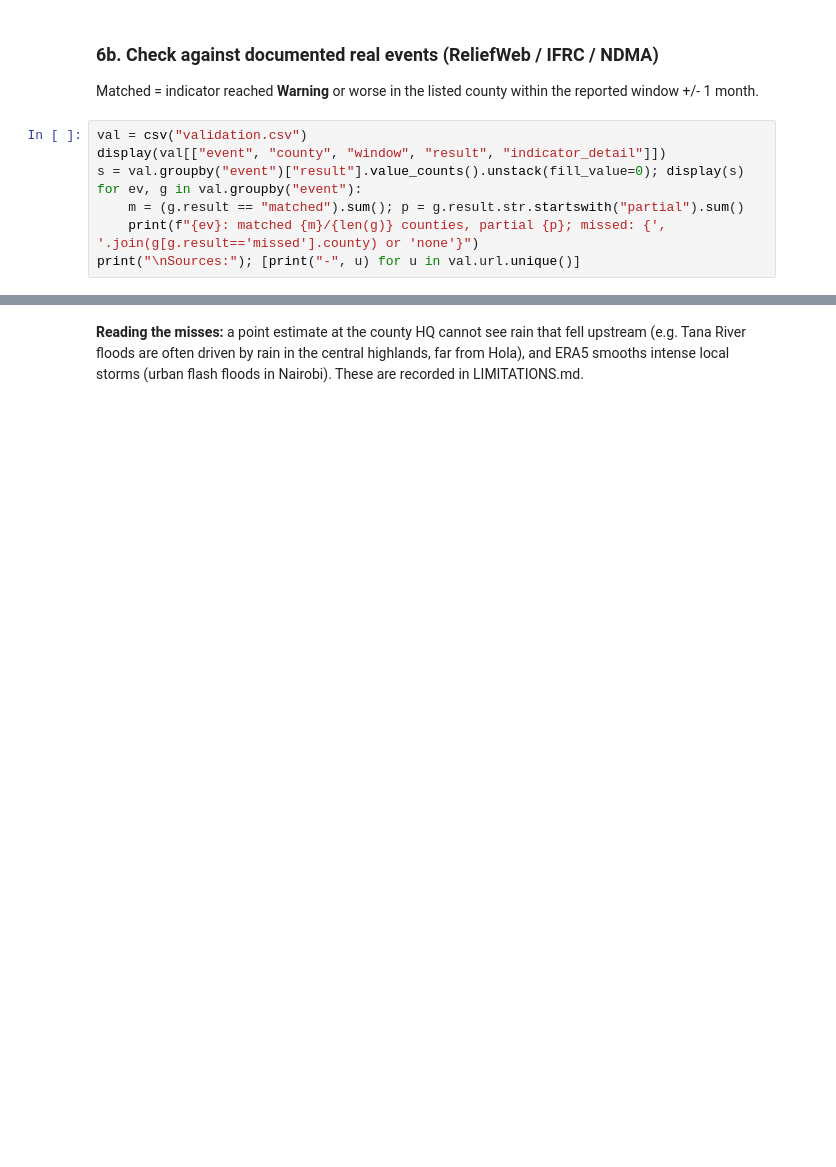
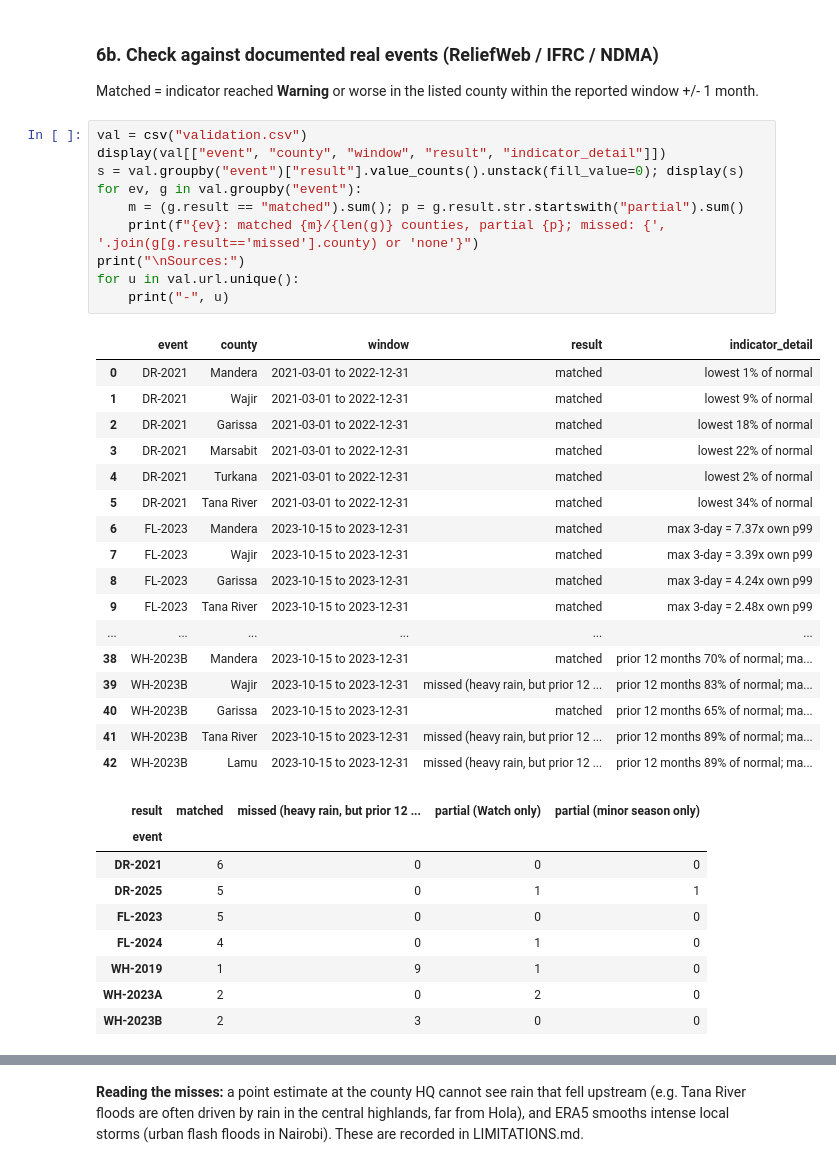
Before and after one commit to MatoloJr/sentinel, a Jupyter notebook: notebooks/01_weather_behavior.ipynb, the cells around one changed output, grey strips where cells are left out. Cells and saved outputs as stored; diff of their text form; blank space fills up the shorter version.

```diff
--- a/notebooks/01_weather_behavior.ipynb
+++ b/notebooks/01_weather_behavior.ipynb
@@ -110,8 +300,37 @@ Matched = indicator reached **Warning** or worse in the listed county within the
 # %%
 val = csv("validation.csv")
 display(val[["event", "county", "window", "result", "indicator_detail"]])
 s = val.groupby("event")["result"].value_counts().unstack(fill_value=0); display(s)
 for ev, g in val.groupby("event"):
     m = (g.result == "matched").sum(); p = g.result.str.startswith("partial").sum()
     print(f"{ev}: matched {m}/{len(g)} counties, partial {p}; missed: {', '.join(g[g.result=='missed'].county) or 'none'}")
-print("\nSources:"); [print("-", u) for u in val.url.unique()]
+print("\nSources:")
+for u in val.url.unique():
+    print("-", u)
+# %% [output]
+|  | event | county | window | result | indicator_detail |
+| 0 | DR-2021 | Mandera | 2021-03-01 to 2022-12-31 | matched | lowest 1% of normal |
+| 1 | DR-2021 | Wajir | 2021-03-01 to 2022-12-31 | matched | lowest 9% of normal |
+| 2 | DR-2021 | Garissa | 2021-03-01 to 2022-12-31 | matched | lowest 18% of normal |
+| 3 | DR-2021 | Marsabit | 2021-03-01 to 2022-12-31 | matched | lowest 22% of normal |
+| 4 | DR-2021 | Turkana | 2021-03-01 to 2022-12-31 | matched | lowest 2% of normal |
+| 5 | DR-2021 | Tana River | 2021-03-01 to 2022-12-31 | matched | lowest 34% of normal |
+| 6 | FL-2023 | Mandera | 2023-10-15 to 2023-12-31 | matched | max 3-day = 7.37x own p99 |
+| 7 | FL-2023 | Wajir | 2023-10-15 to 2023-12-31 | matched | max 3-day = 3.39x own p99 |
+| 8 | FL-2023 | Garissa | 2023-10-15 to 2023-12-31 | matched | max 3-day = 4.24x own p99 |
+| 9 | FL-2023 | Tana River | 2023-10-15 to 2023-12-31 | matched | max 3-day = 2.48x own p99 |
+| ... | ... | ... | ... | ... | ... |
+| 38 | WH-2023B | Mandera | 2023-10-15 to 2023-12-31 | matched | prior 12 months 70% of normal; ma... |
+| 39 | WH-2023B | Wajir | 2023-10-15 to 2023-12-31 | missed (heavy rain, but prior 12 ... | prior 12 months 83% of normal; ma... |
+| 40 | WH-2023B | Garissa | 2023-10-15 to 2023-12-31 | matched | prior 12 months 65% of normal; ma... |
+| 41 | WH-2023B | Tana River | 2023-10-15 to 2023-12-31 | missed (heavy rain, but prior 12 ... | prior 12 months 89% of normal; ma... |
+| 42 | WH-2023B | Lamu | 2023-10-15 to 2023-12-31 | missed (heavy rain, but prior 12 ... | prior 12 months 89% of normal; ma... |
+| result | matched | missed (heavy rain, but prior 12 ... | partial (Watch only) | partial (minor season only) |
+| event |  |  |  |  |
+| DR-2021 | 6 | 0 | 0 | 0 |
+| DR-2025 | 5 | 0 | 1 | 1 |
+| FL-2023 | 5 | 0 | 0 | 0 |
+| FL-2024 | 4 | 0 | 1 | 0 |
+| WH-2019 | 1 | 9 | 1 | 0 |
+| WH-2023A | 2 | 0 | 2 | 0 |
+| WH-2023B | 2 | 3 | 0 | 0 |
```
Also changed, not shown: parts of 26 cells of this notebook, 2 other files.
